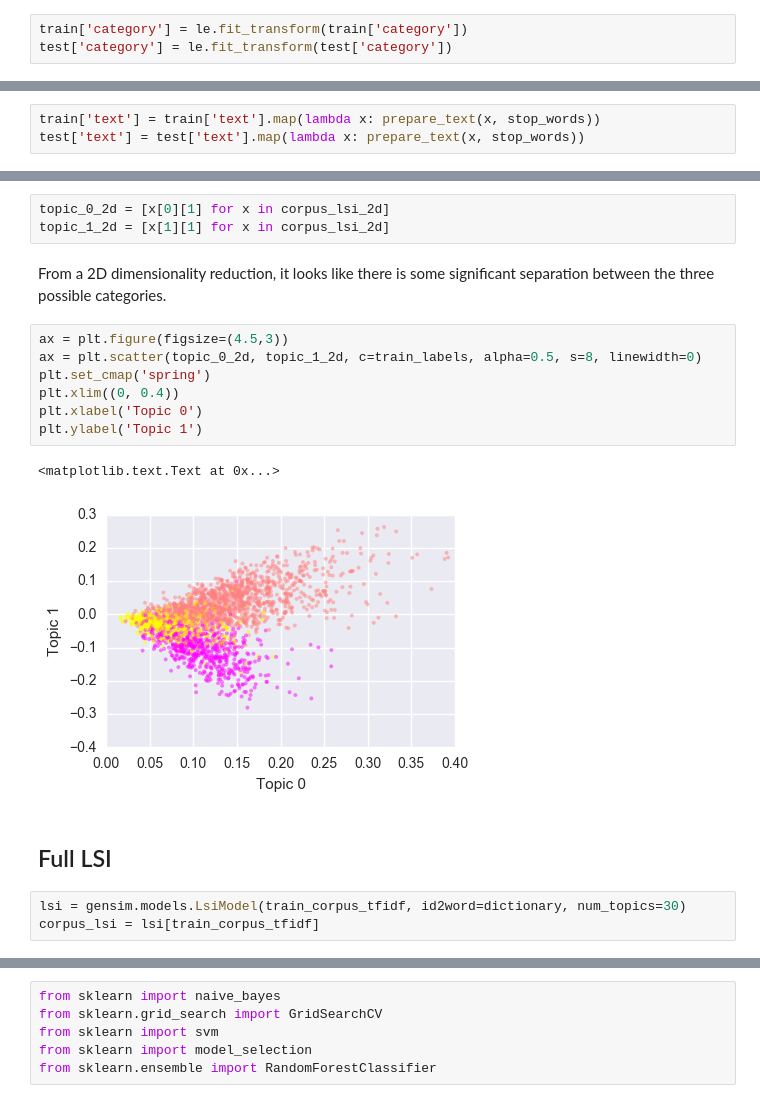
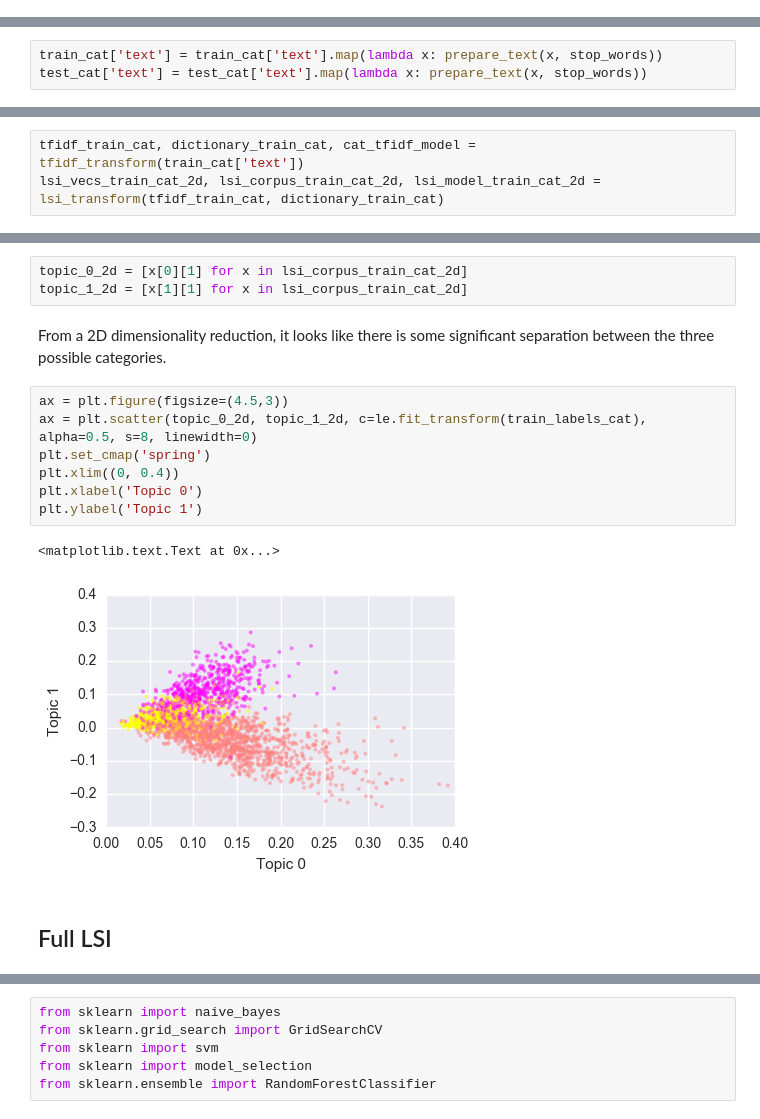
Before and after one commit to Data4Democracy/internal-displacement, a Jupyter notebook: notebooks/classification.ipynb, the cells around one changed output, grey strips where cells are left out. Saved outputs shown, nothing was run; the diff lists cells and outputs as text.

```diff
--- a/notebooks/classification.ipynb
+++ b/notebooks/classification.ipynb
@@ -141,3 +174,0 @@ train_labels = le.fit_transform(train['category'])
-# %%
-train['category'] = le.fit_transform(train['category'])
-test['category'] = le.fit_transform(test['category'])
@@ -155,6 +175,6 @@ See the caveats in the documentation: http://pandas.pydata.org/pandas-docs/stabl
 # %%
-train['text'] = train['text'].map(lambda x: prepare_text(x, stop_words))
-test['text'] = test['text'].map(lambda x: prepare_text(x, stop_words))
+train_cat['text'] = train_cat['text'].map(lambda x: prepare_text(x, stop_words))
+test_cat['text'] = test_cat['text'].map(lambda x: prepare_text(x, stop_words))
 # %% [output]
 A value is trying to be set on a copy of a slice from a DataFrame.
 Try using .loc[row_indexer,col_indexer] = value instead
@@ -175,2 +189,5 @@ train_corpus_tfidf = tfidf_model[corpus]
+# %%
+tfidf_train_cat, dictionary_train_cat, cat_tfidf_model = tfidf_transform(train_cat['text'])
+lsi_vecs_train_cat_2d, lsi_corpus_train_cat_2d, lsi_model_train_cat_2d = lsi_transform(tfidf_train_cat, dictionary_train_cat)
 # %% [markdown]
 ### 2D Reduction Inspection
@@ -180,20 +194,17 @@ corpus_lsi_2d = lsi_2d[train_corpus_tfidf]
 # %%
-topic_0_2d = [x[0][1] for x in corpus_lsi_2d]
-topic_1_2d = [x[1][1] for x in corpus_lsi_2d]
+topic_0_2d = [x[0][1] for x in lsi_corpus_train_cat_2d]
+topic_1_2d = [x[1][1] for x in lsi_corpus_train_cat_2d]
 # %% [markdown]
 From a 2D dimensionality reduction, it looks like there is some significant separation between the three possible categories.
 # %%
 ax = plt.figure(figsize=(4.5,3))
-ax = plt.scatter(topic_0_2d, topic_1_2d, c=train_labels, alpha=0.5, s=8, linewidth=0)
+ax = plt.scatter(topic_0_2d, topic_1_2d, c=le.fit_transform(train_labels_cat), alpha=0.5, s=8, linewidth=0)
 plt.set_cmap('spring')
 plt.xlim((0, 0.4))
 plt.xlabel('Topic 0')
 plt.ylabel('Topic 1')
 # %% [output]
 <matplotlib.text.Text at 0x...>
-[figure, old version]
+[figure, new version]
 # %% [markdown]
 ## Full LSI
-# %%
-lsi = gensim.models.LsiModel(train_corpus_tfidf, id2word=dictionary, num_topics=30)
-corpus_lsi = lsi[train_corpus_tfidf]
```
Also changed, not shown: parts of 114 cells of this notebook, 2 other files.
